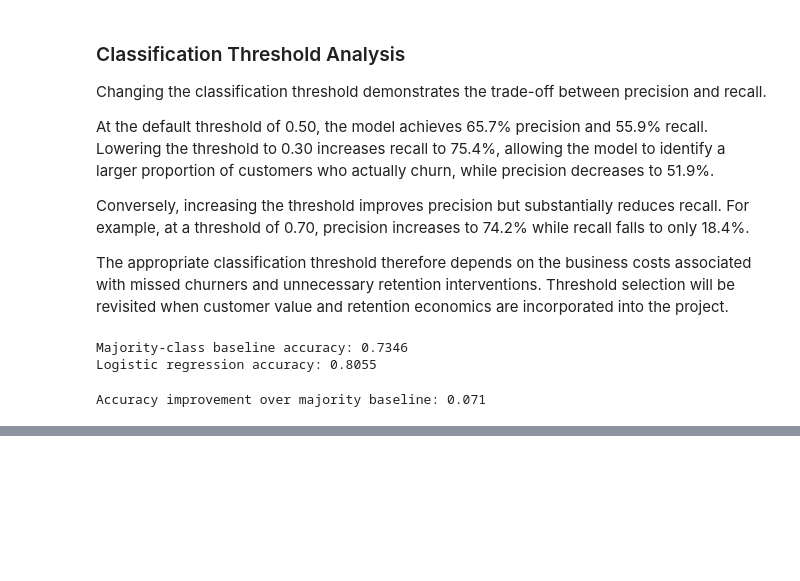
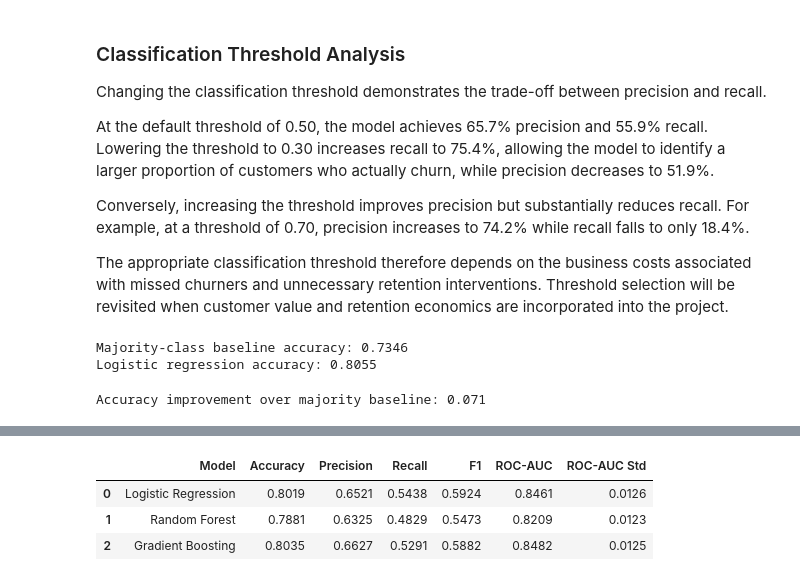
Before and after one commit to AbdulBari8455/customer-churn-platform, a Jupyter notebook: notebooks/02_feature_engineering_and_baseline_model.ipynb, the cells around one changed output, grey strips where cells are left out. Cells and saved outputs as stored; diff of their text form; code cells hidden in the pictures; blank space fills up the shorter version.

Commit message:
Add model comparison and cross-validation

```diff
--- a/notebooks/02_feature_engineering_and_baseline_model.ipynb
+++ b/notebooks/02_feature_engineering_and_baseline_model.ipynb
@@ -370,0 +394,2 @@ Accuracy improvement over majority baseline: 0.071
+# %%
+random_forest_model.fit(X_train, y_train)
@@ -370,0 +490,2 @@ Accuracy improvement over majority baseline: 0.071
+# %%
+gradient_boosting_model.fit(X_train, y_train)
@@ -370,0 +584,14 @@ Accuracy improvement over majority baseline: 0.071
+# %%
+cv = StratifiedKFold(
+    n_splits=5,
+    shuffle=True,
+    random_state=42
+)
+# %%
+scoring = {
+    "accuracy": "accuracy",
+    "precision": "precision",
+    "recall": "recall",
+    "f1": "f1",
+    "roc_auc": "roc_auc"
+}
@@ -370,0 +646,31 @@ Accuracy improvement over majority baseline: 0.071
+# %%
+cv_results = []
+
+for model_name, model in models.items():
+    scores = cross_validate(
+        model,
+        X_train,
+        y_train,
+        cv=cv,
+        scoring=scoring,
+        n_jobs=-1
+    )
+
+    cv_results.append({
+        "Model": model_name,
+        "Accuracy": scores["test_accuracy"].mean(),
+        "Precision": scores["test_precision"].mean(),
+        "Recall": scores["test_recall"].mean(),
+        "F1": scores["test_f1"].mean(),
+        "ROC-AUC": scores["test_roc_auc"].mean(),
+        "ROC-AUC Std": scores["test_roc_auc"].std()
+    })
+
+cv_results = pd.DataFrame(cv_results)
+
+cv_results.round(4)
+# %% [output]
+|  | Model | Accuracy | Precision | Recall | F1 | ROC-AUC | ROC-AUC Std |
+| 0 | Logistic Regression | 0.8019 | 0.6521 | 0.5438 | 0.5924 | 0.8461 | 0.0126 |
+| 1 | Random Forest | 0.7881 | 0.6325 | 0.4829 | 0.5473 | 0.8209 | 0.0123 |
+| 2 | Gradient Boosting | 0.8035 | 0.6627 | 0.5291 | 0.5882 | 0.8482 | 0.0125 |
```
Also changed, not shown: parts of 18 cells of this notebook.
